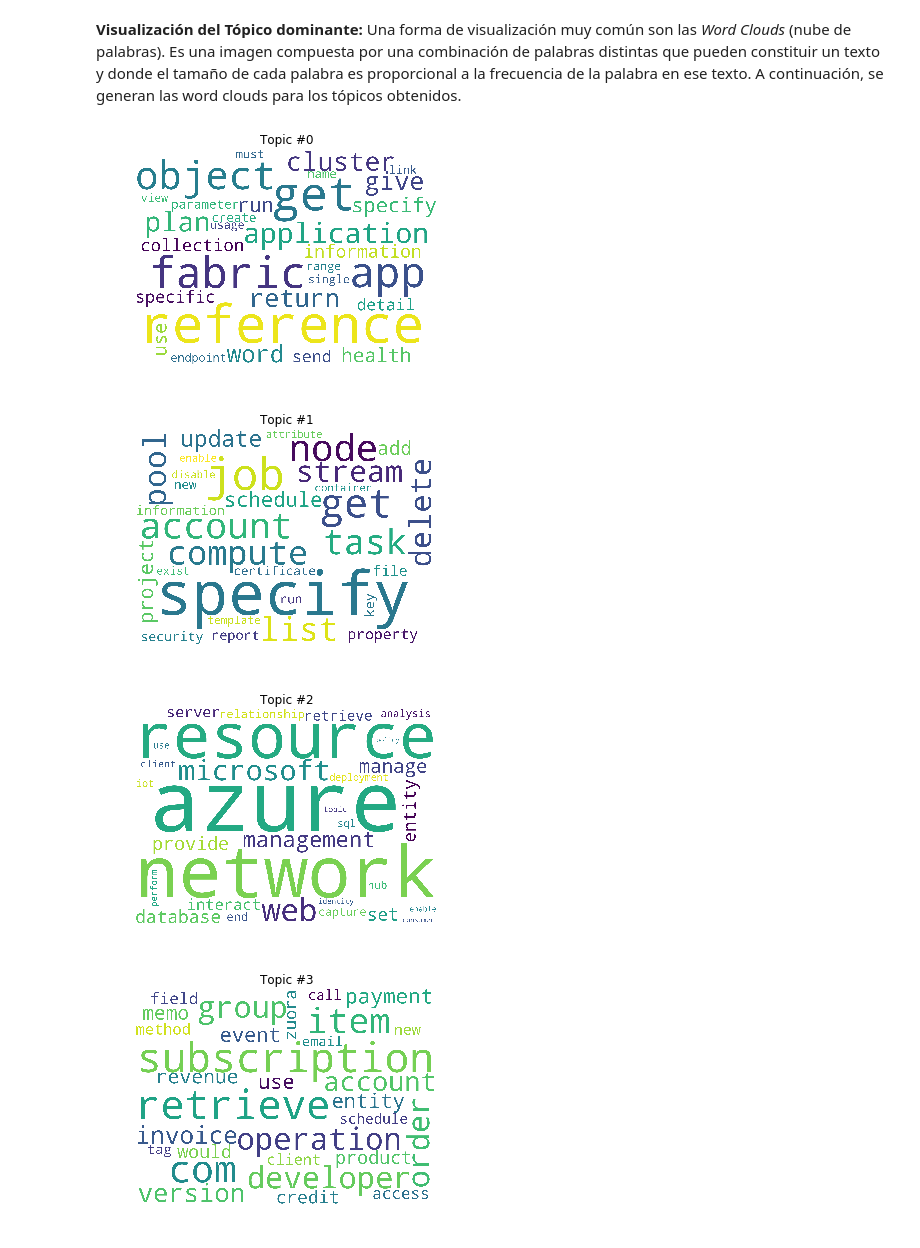
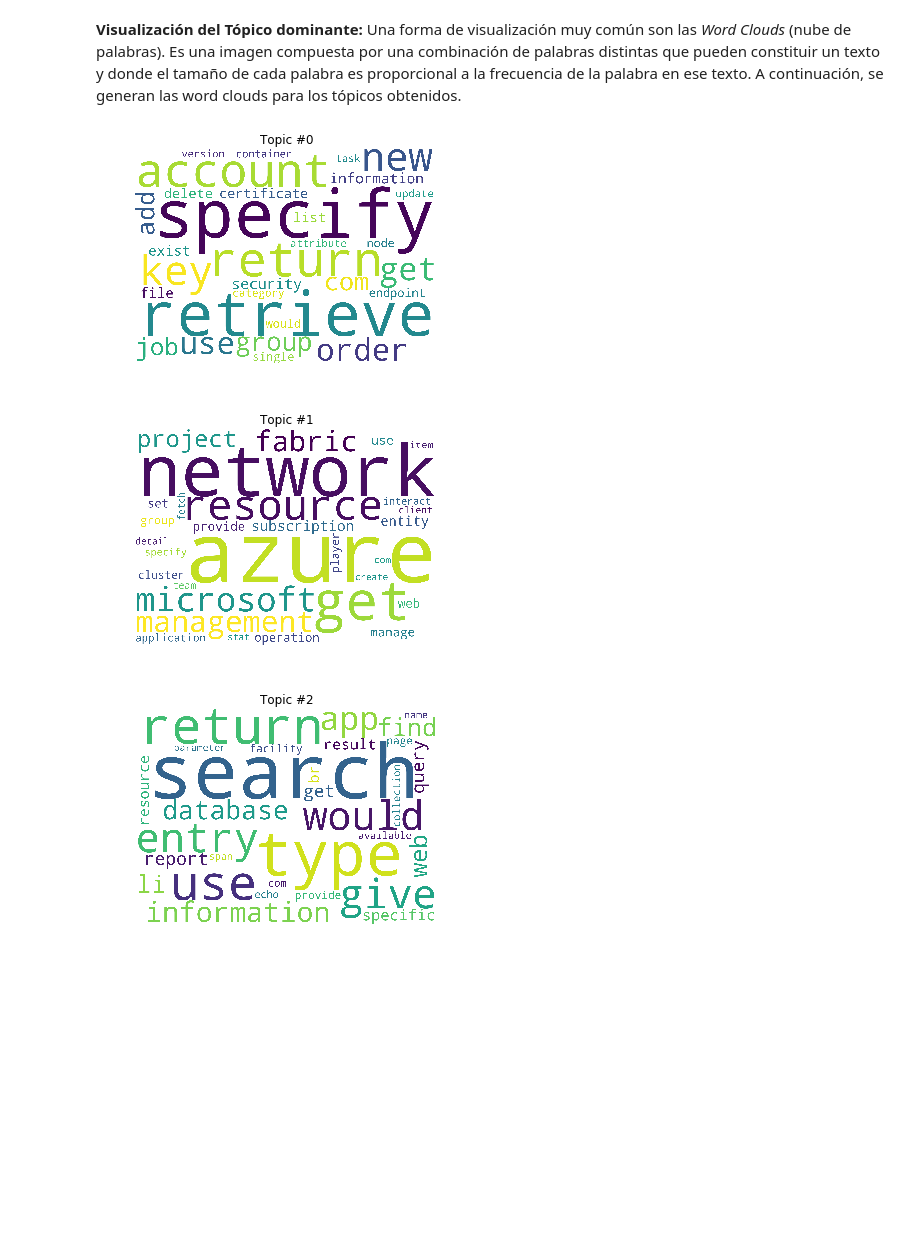
Before and after one commit to gondelcorro/Modelling-Topic, a Jupyter notebook: Topicos-LDA - Gensim.ipynb, the cells around one changed output. Saved outputs shown, nothing was run; the diff lists cells and outputs as text; code cells hidden in the pictures; blank space fills up the shorter version.

```diff
--- a/Topicos-LDA - Gensim.ipynb
+++ b/Topicos-LDA - Gensim.ipynb
@@ -15,7 +15,7 @@ import yaml
 
 data_list=[]
 
-for base, dirs, files in os.walk('D:/ISISTAN/Cursos/Mineria de datos/Trabajo topicos/openapi-directory-master/APIs-original'):
+for base, dirs, files in os.walk('E:/ISISTAN/Cursos/Mineria de datos/Trabajo topicos/openapi-directory-master/APIs-original'):
     for f in files:
         text_document = ''
         if f == "swagger.yaml" or f == "openapi.yaml":
@@ -189,7 +192,7 @@ warnings.filterwarnings("ignore", category=DeprecationWarning)
 # Build LDA model
 optimal_model = gensim.models.ldamodel.LdaModel(corpus=corpus,
                                            id2word=id2word,
-                                           num_topics=5,
+                                           num_topics=3,
                                            #random_state=100,
                                            #update_every=1,
                                            #chunksize=100,
@@ -302,16 +303,15 @@ df_dominant_topics[:5]
 # %%
 import matplotlib.pyplot as plt
 from wordcloud import WordCloud
-for t in range(lda_model.num_topics):
+for t in range(optimal_model.num_topics):
     plt.figure()
     plt.imshow(WordCloud( background_color='white',
                           width=2500,
-                          height=1800).fit_words(dict(lda_model.show_topic(t, 30))))
+                          height=1800).fit_words(dict(optimal_model.show_topic(t, 30))))
     plt.axis("off")
     plt.title("Topic #" + str(t))
     plt.show()
 # %% [output]
-[figure, old version]
+[figure, new version]
-[figure, old version]
+[figure, new version]
-[figure, old version]
+[figure, new version]
-[figure, removed]
```
Also changed, not shown: parts of 6 cells of this notebook, 1 other file.
